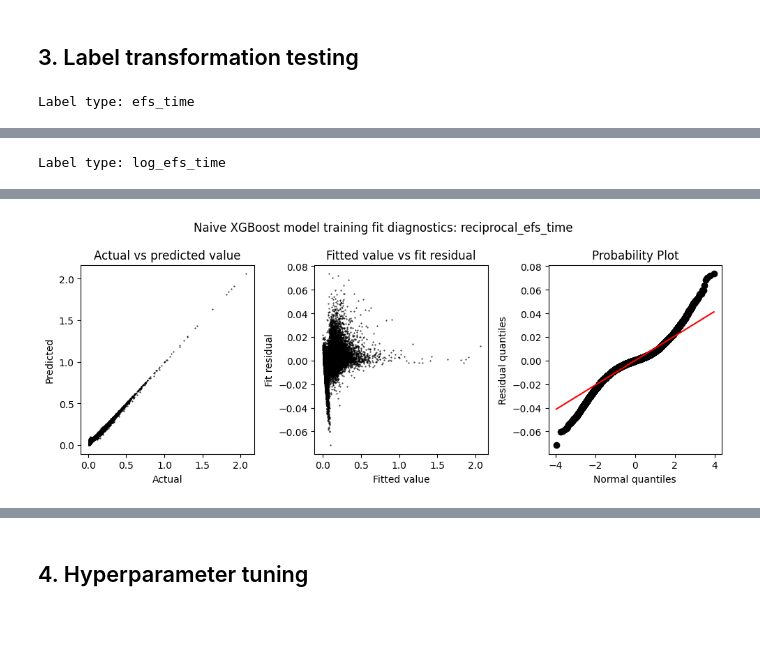
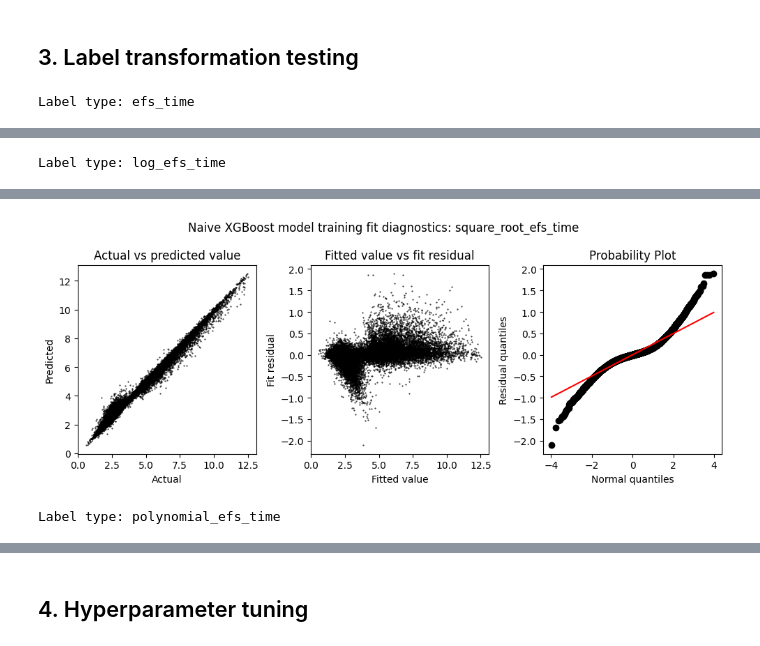
Before and after one commit to gperdrizet/HSCT_survival, a Jupyter notebook: notebooks/03.2-XGBoost_regression_model.ipynb, the cells around one changed output, grey strips where cells are left out. Cells and saved outputs as stored; diff of their text form; code cells hidden in the pictures.

```diff
--- a/notebooks/03.2-XGBoost_regression_model.ipynb
+++ b/notebooks/03.2-XGBoost_regression_model.ipynb
@@ -96,7 +57,34 @@ testing_labels_df['reciprocal_efs_time']=1/testing_labels_df['efs_time']
+# %%
+training_features_df=data_dict['Training features']
+training_labels_df=data_dict['Training labels']
+training_labels_df['log_efs_time']=np.log(training_labels_df['efs_time'])
+training_labels_df['reciprocal_efs_time']=1/(training_labels_df['efs_time'])
+training_labels_df['square_root_efs_time']=training_labels_df['efs_time']**0.5
+training_labels_df['polynomial_efs_time']=training_labels_df['efs_time']**2
+training_labels_df['power_efs_time']=1.1**training_labels_df['efs_time']
+training_race_groups=data_dict['Training race group']
+training_ids=data_dict['Training IDs']
+
+testing_features_df=data_dict['Testing features']
+testing_labels_df=data_dict['Testing labels']
+testing_labels_df['log_efs_time']=np.log(testing_labels_df['efs_time'])
+testing_labels_df['reciprocal_efs_time']=1/(testing_labels_df['efs_time'])
+testing_labels_df['square_root_efs_time']=testing_labels_df['efs_time']**0.5
+testing_labels_df['polynomial_efs_time']=testing_labels_df['efs_time']**2
+testing_labels_df['power_efs_time']=1.1**testing_labels_df['efs_time']
+testing_race_groups=data_dict['Testing race group']
+testing_ids=data_dict['Testing IDs']
 # %% [markdown]
 ## 3. Label transformation testing
 # %%
-label_types=['efs_time', 'log_efs_time', 'sqrt_efs_time', 'reciprocal_efs_time']
+label_types=[
+    'efs_time',
+    'log_efs_time',
+    'reciprocal_efs_time',
+    'square_root_efs_time',
+    'polynomial_efs_time',
+    'power_efs_time'
+]
 
 training_score_results={
     'Model': [],
@@ -124,19 +112,29 @@ for label_type in label_types:
     }
 
     # Train on the complete training set
-    dtraining=xgb.DMatrix(training_features_df, label=training_labels_df[label_type])
+    dtraining=xgb.DMatrix(
+        training_features_df,
+        label=training_labels_df[label_type]
+    )
 
     naive_model=xgb.train(
         xgb_params,
         dtraining,
         num_boost_round=1000,
         evals=[(dtraining, 'training')],
-        early_stopping_rounds=10,
+        early_stopping_rounds=100,
         verbose_eval=0
     )
 
     # Make predictions for the training set
     training_predictions=naive_model.predict(dtraining)
+
+    # Make predictions for the testing set
+    dtesting=xgb.DMatrix(
+        testing_features_df, label=testing_labels_df[label_type]
+    )
+
+    testing_predictions=naive_model.predict(dtesting)
 
     # Make fit diagnostic plots
     plot=plot_funcs.prediction_eval_plot(
@@ -146,17 +144,37 @@ for label_type in label_types:
     )
 
     # Save the plot
-    plot.savefig(f'{config.DATA_PATH}/results/plots/05.2-fit_diagnostics_naive_xgb_model_{label_type}.jpg', dpi=300)
+    plot.savefig(
+        f'{config.DATA_PATH}/results/plots/{notebook_num}-fit_diagnostics_naive_xgb_model_{label_type}.jpg',
+        dpi=300
+    )
+
     plot.show()
+
+    if label_type=='reciprocal_efs_time':
+        training_predictions=-training_predictions
+        testing_predictions=-testing_predictions
 
     # Score the training set predictions for RMSE, C-index and stratified C-index
     training_score_results=helper_funcs.score_predictions(
-        model_description=f'Naive: {label_type}',
-        predictions=training_predictions,
-        labels_df=training_labels_df,
-        race_group=training_race_group,
-        results=training_score_results,
-        label_type=label_type
+        f'Naive: {label_type}',
+        training_predictions,
+        training_labels_df['efs_time'].values,
+        training_labels_df['efs'].values,
+        training_race_groups,
+        training_ids,
+        results=training_score_results
     )
+
+    # Score the testing set predictions for RMSE, C-index and stratified C-index
+    testing_score_results=helper_funcs.score_predictions(
+        f'Naive: {label_type}',
+        testing_predictions,
+        testing_labels_df['efs_time'].values,
+        testing_labels_df['efs'].values,
+        testing_race_groups,
+        testing_ids,
+        results=testing_score_results
+    )
 # %% [output]
 Label type: efs_time
@@ -169 +187,2 @@ Label type: reciprocal_efs_time
-[figure, old version]
+[figure, new version]
+Label type: polynomial_efs_time
```
Also changed, not shown: parts of 16 cells of this notebook, 1 other file.
